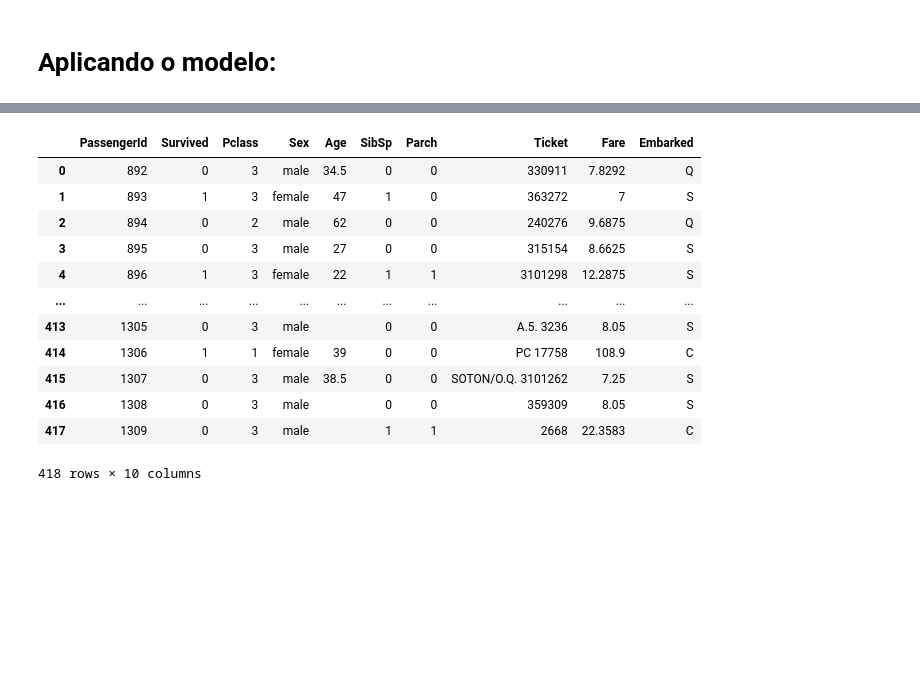
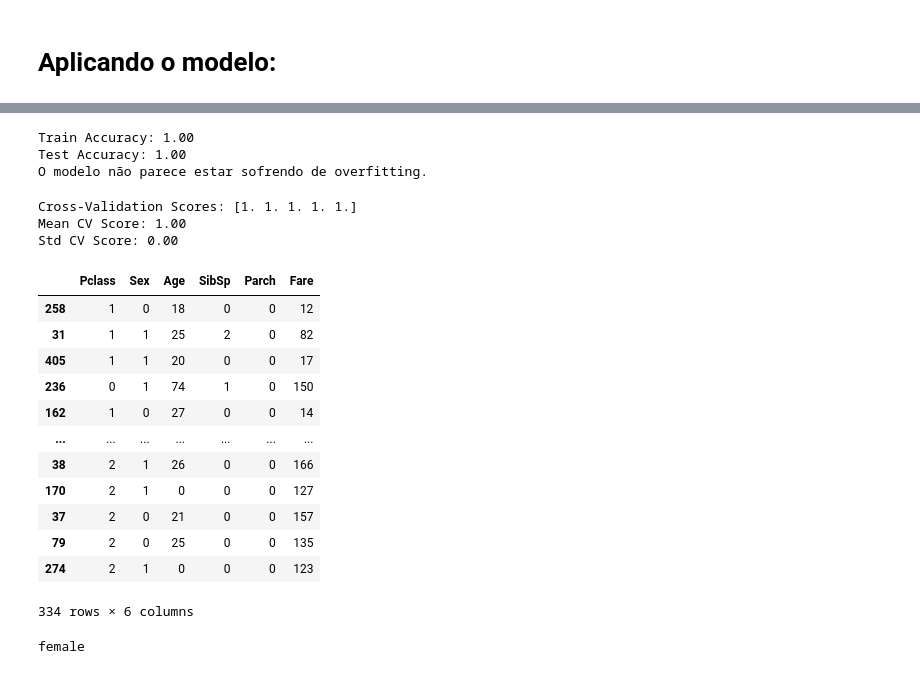
Before and after one commit to MAIA332/ML-Hub, a Jupyter notebook: Proof-of-concerns/Random-forest.ipynb, the cells around one changed output, grey strips where cells are left out. Cells and saved outputs as stored; diff of their text form; code cells hidden in the pictures; blank space fills up the shorter version.

Commit message:
data + models

```diff
--- a/Proof-of-concerns/Random-forest.ipynb
+++ b/Proof-of-concerns/Random-forest.ipynb
@@ -28,2 +13,2 @@ def make_json(csvFilePath, jsonFilePath,primaryKey):
 # %%
-make_json("Datassets/tested.csv","Datassets/titanic.json","PassengerId")
+fileManipulation = Files("make_json",["Datassets/tested.csv","Datassets/titanic.json","PassengerId"])
@@ -33,3 +35,5 @@ with open("Datassets/titanic.json","r") as file:
+# %%
+datasset = fileManipulation.jsonFile
 # %%
 datasset = [datasset[i] for i in datasset]
 # %%
@@ -37,4 +41,4 @@ datasset[0].keys()
 # %% [output]
 dict_keys(['PassengerId', 'Survived', 'Pclass', 'Name', 'Sex', 'Age', 'SibSp', 'Parch', 'Ticket', 'Fare', 'Cabin', 'Embarked'])
 # %%
-titatic_data = Modeling(datasset,['Survived'],drops=["Cabin","Name"]) # Retirando colunas que não servem
+titatic_data = Modeling(datasset,['Survived'],drops=["Cabin","Name","Embarked","Ticket","PassengerId"]) # Retirando colunas que não servem
@@ -96,16 +111,53 @@ titatic_data.encoded_features
+# %%
+# Avaliar desempenho no conjunto de treino
+train_predictions = rf_classifier.predict(titatic_data.X_train)
+
+train_accuracy = accuracy_score(titatic_data.y_train, train_predictions)
+print(f"Train Accuracy: {train_accuracy:.2f}")
+
+# Avaliar desempenho no conjunto de teste
+test_accuracy = accuracy_score(titatic_data.y_test, y_pred)
+print(f"Test Accuracy: {test_accuracy:.2f}")
+
+# Comparar as métricas
+if train_accuracy > test_accuracy + 0.05:
+    print("O modelo pode estar sofrendo de overfitting.")
+else:
+    print("O modelo não parece estar sofrendo de overfitting.")
+# %% [output]
+Train Accuracy: 1.00
+Test Accuracy: 1.00
+O modelo não parece estar sofrendo de overfitting.
+# %%
+from sklearn.model_selection import cross_val_score
+
+# Realizar validação cruzada com 5 folds
+cv_scores = cross_val_score(rf_classifier, titatic_data.encoded_features, titatic_data.target, cv=5)
+
+print("Cross-Validation Scores:", cv_scores)
+print(f"Mean CV Score: {cv_scores.mean():.2f}")
+print(f"Std CV Score: {cv_scores.std():.2f}")
+# %% [output]
+Cross-Validation Scores: [1. 1. 1. 1. 1.]
+Mean CV Score: 1.00
+Std CV Score: 0.00
 # %%
-titatic_data.dataframe
+titatic_data.X_train
 # %% [output]
-|  | PassengerId | Survived | Pclass | Sex | Age | SibSp | Parch | Ticket | Fare | Embarked |
-| 0 | 892 | 0 | 3 | male | 34.5 | 0 | 0 | 330911 | 7.8292 | Q |
-| 1 | 893 | 1 | 3 | female | 47 | 1 | 0 | 363272 | 7 | S |
-| 2 | 894 | 0 | 2 | male | 62 | 0 | 0 | 240276 | 9.6875 | Q |
-| 3 | 895 | 0 | 3 | male | 27 | 0 | 0 | 315154 | 8.6625 | S |
-| 4 | 896 | 1 | 3 | female | 22 | 1 | 1 | 3101298 | 12.2875 | S |
-| ... | ... | ... | ... | ... | ... | ... | ... | ... | ... | ... |
-| 413 | 1305 | 0 | 3 | male |  | 0 | 0 | A.5. 3236 | 8.05 | S |
-| 414 | 1306 | 1 | 1 | female | 39 | 0 | 0 | PC 17758 | 108.9 | C |
-| 415 | 1307 | 0 | 3 | male | 38.5 | 0 | 0 | SOTON/O.Q. 3101262 | 7.25 | S |
-| 416 | 1308 | 0 | 3 | male |  | 0 | 0 | 359309 | 8.05 | S |
-| 417 | 1309 | 0 | 3 | male |  | 1 | 1 | 2668 | 22.3583 | C |
+|  | Pclass | Sex | Age | SibSp | Parch | Fare |
+| 258 | 1 | 0 | 18 | 0 | 0 | 12 |
+| 31 | 1 | 1 | 25 | 2 | 0 | 82 |
+| 405 | 1 | 1 | 20 | 0 | 0 | 17 |
+| 236 | 0 | 1 | 74 | 1 | 0 | 150 |
+| 162 | 1 | 0 | 27 | 0 | 0 | 14 |
+| ... | ... | ... | ... | ... | ... | ... |
+| 38 | 2 | 1 | 26 | 0 | 0 | 166 |
+| 170 | 2 | 1 | 0 | 0 | 0 | 127 |
+| 37 | 2 | 0 | 21 | 0 | 0 | 157 |
+| 79 | 2 | 0 | 25 | 0 | 0 | 135 |
+| 274 | 2 | 1 | 0 | 0 | 0 | 123 |
-418 rows × 10 columns
+334 rows × 6 columns
+# %%
+print(titatic_data.dataframe["Sex"][6])
+# %% [output]
+female
```
Also changed, not shown: parts of 35 cells of this notebook, 8 other files.
